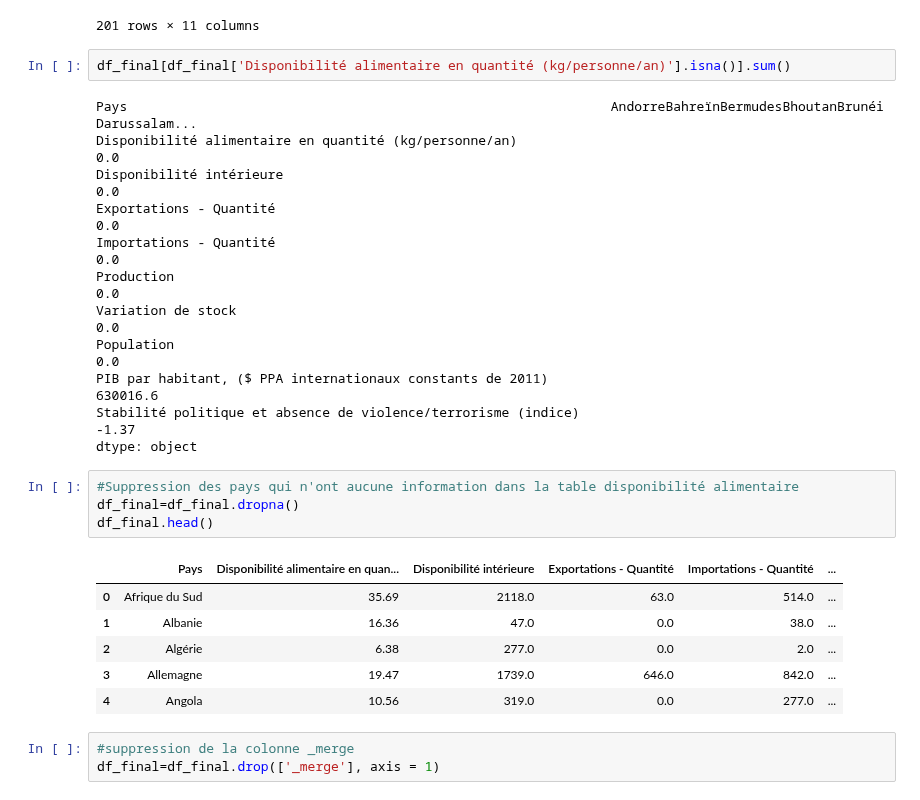
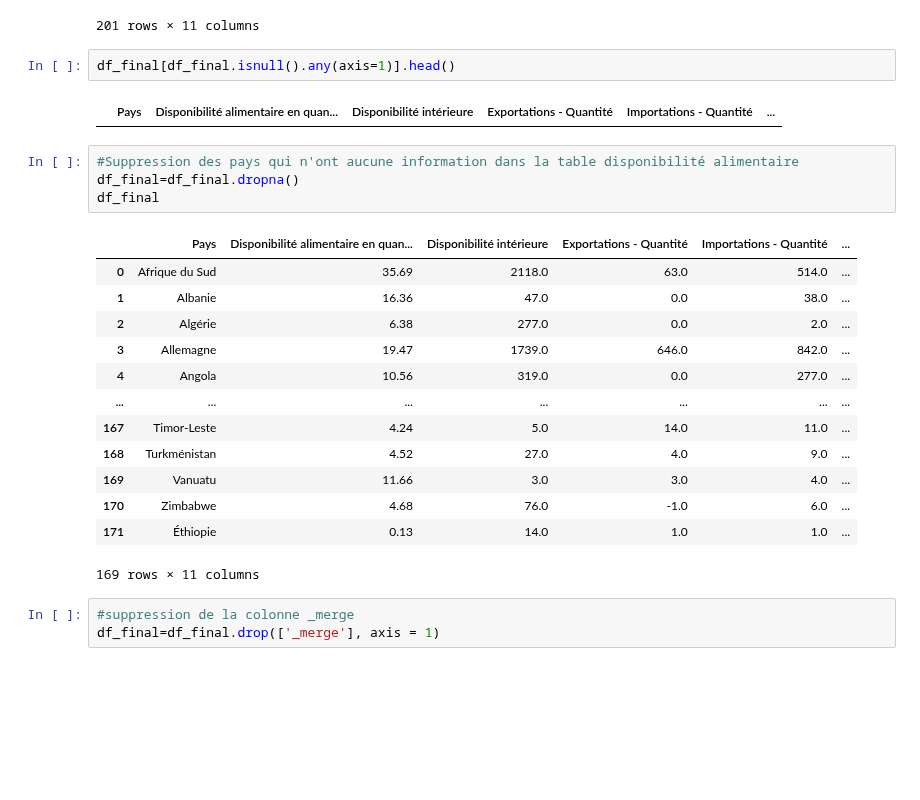
Before and after one commit to Randasabag/Etude-de-march-de-la-poule-qui-chante-avec-Python, a Jupyter notebook: projet9.ipynb, the cells around one changed output. Saved outputs shown, nothing was run; the diff lists cells and outputs as text; blank space fills up the shorter version.

```diff
--- a/projet9.ipynb
+++ b/projet9.ipynb
@@ -656,31 +621,28 @@ df_final
 | 199 | Érythrée | NaN | NaN | NaN | NaN | ... |
 | 200 | Îles Marshall | NaN | NaN | NaN | NaN | ... |
 201 rows × 11 columns
-# %%
-df_final[df_final['Disponibilité alimentaire en quantité (kg/personne/an)'].isna()].sum()
-# %% [output]
-Pays                                                              AndorreBahreïnBermudesBhoutanBrunéi Darussalam...
-Disponibilité alimentaire en quantité (kg/personne/an)                                                          0.0
-Disponibilité intérieure                                                                                        0.0
-Exportations - Quantité                                                                                         0.0
-Importations - Quantité                                                                                         0.0
-Production                                                                                                      0.0
-Variation de stock                                                                                              0.0
-Population                                                                                                      0.0
-PIB par habitant, ($ PPA internationaux constants de 2011)                                                 630016.6
-Stabilité politique et absence de violence/terrorisme (indice)                                                -1.37
-dtype: object
+# %%
+df_final[df_final.isnull().any(axis=1)].head()
+# %% [output]
+|  | Pays | Disponibilité alimentaire en quan... | Disponibilité intérieure | Exportations - Quantité | Importations - Quantité | ... |
 # %%
 #Suppression des pays qui n'ont aucune information dans la table disponibilité alimentaire
 df_final=df_final.dropna()
-df_final.head()
+df_final
 # %% [output]
 |  | Pays | Disponibilité alimentaire en quan... | Disponibilité intérieure | Exportations - Quantité | Importations - Quantité | ... |
 | 0 | Afrique du Sud | 35.69 | 2118.0 | 63.0 | 514.0 | ... |
 | 1 | Albanie | 16.36 | 47.0 | 0.0 | 38.0 | ... |
 | 2 | Algérie | 6.38 | 277.0 | 0.0 | 2.0 | ... |
 | 3 | Allemagne | 19.47 | 1739.0 | 646.0 | 842.0 | ... |
 | 4 | Angola | 10.56 | 319.0 | 0.0 | 277.0 | ... |
+| ... | ... | ... | ... | ... | ... | ... |
+| 167 | Timor-Leste | 4.24 | 5.0 | 14.0 | 11.0 | ... |
+| 168 | Turkménistan | 4.52 | 27.0 | 4.0 | 9.0 | ... |
+| 169 | Vanuatu | 11.66 | 3.0 | 3.0 | 4.0 | ... |
+| 170 | Zimbabwe | 4.68 | 76.0 | -1.0 | 6.0 | ... |
+| 171 | Éthiopie | 0.13 | 14.0 | 1.0 | 1.0 | ... |
+169 rows × 11 columns
 # %%
 #suppression de la colonne _merge
 df_final=df_final.drop(['_merge'], axis = 1)
```
Also changed, not shown: parts of 21 cells of this notebook.
